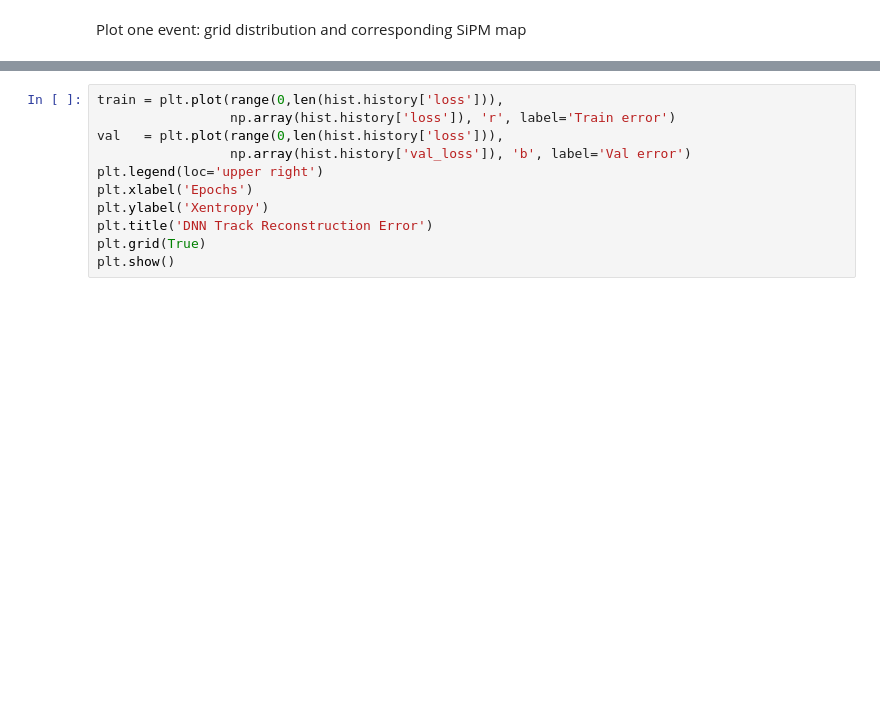
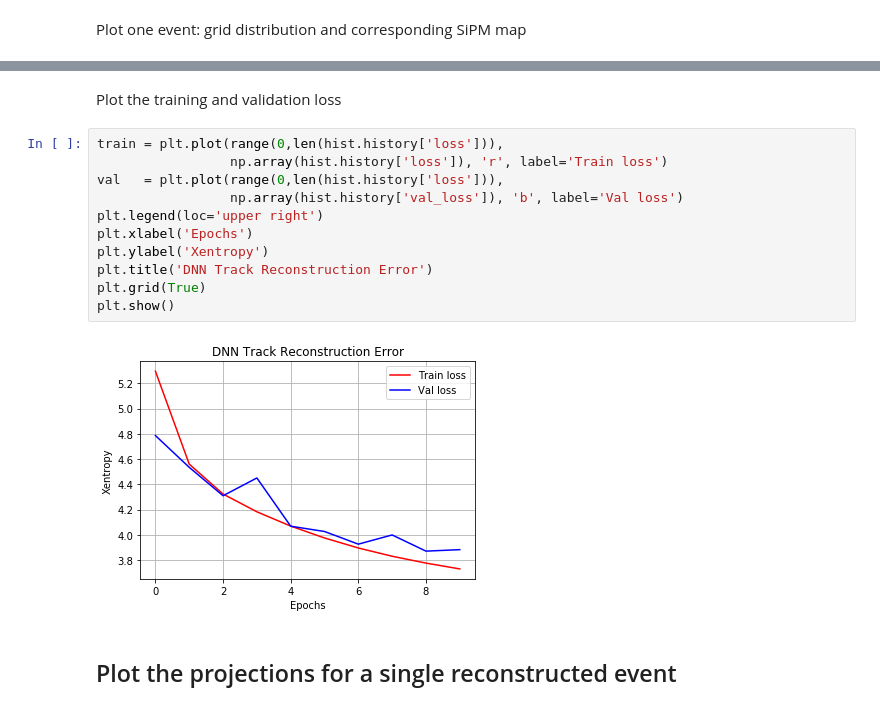
Before and after one commit to jerenner/next-deeplearning-analysis, a Jupyter notebook: NEXT_trackreconstruction.ipynb, the cells around one changed output, grey strips where cells are left out. Drawn from its saved outputs; the diff is of its cells as text; blank space fills up the shorter version.

```diff
--- a/NEXT_trackreconstruction.ipynb
+++ b/NEXT_trackreconstruction.ipynb
@@ -294,11 +351,17 @@ cbp3.set_label('Fractional Energy');
+# %% [markdown]
+Plot the training and validation loss
 # %%
 train = plt.plot(range(0,len(hist.history['loss'])),
-                 np.array(hist.history['loss']), 'r', label='Train error')
+                 np.array(hist.history['loss']), 'r', label='Train loss')
 val   = plt.plot(range(0,len(hist.history['loss'])),
-                 np.array(hist.history['val_loss']), 'b', label='Val error')
+                 np.array(hist.history['val_loss']), 'b', label='Val loss')
 plt.legend(loc='upper right')
 plt.xlabel('Epochs')
 plt.ylabel('Xentropy')
 plt.title('DNN Track Reconstruction Error')
 plt.grid(True)
 plt.show()
+# %% [output]
+[figure, added]
+# %% [markdown]
+## Plot the projections for a single reconstructed event
```
Also changed, not shown: parts of 11 cells of this notebook.
